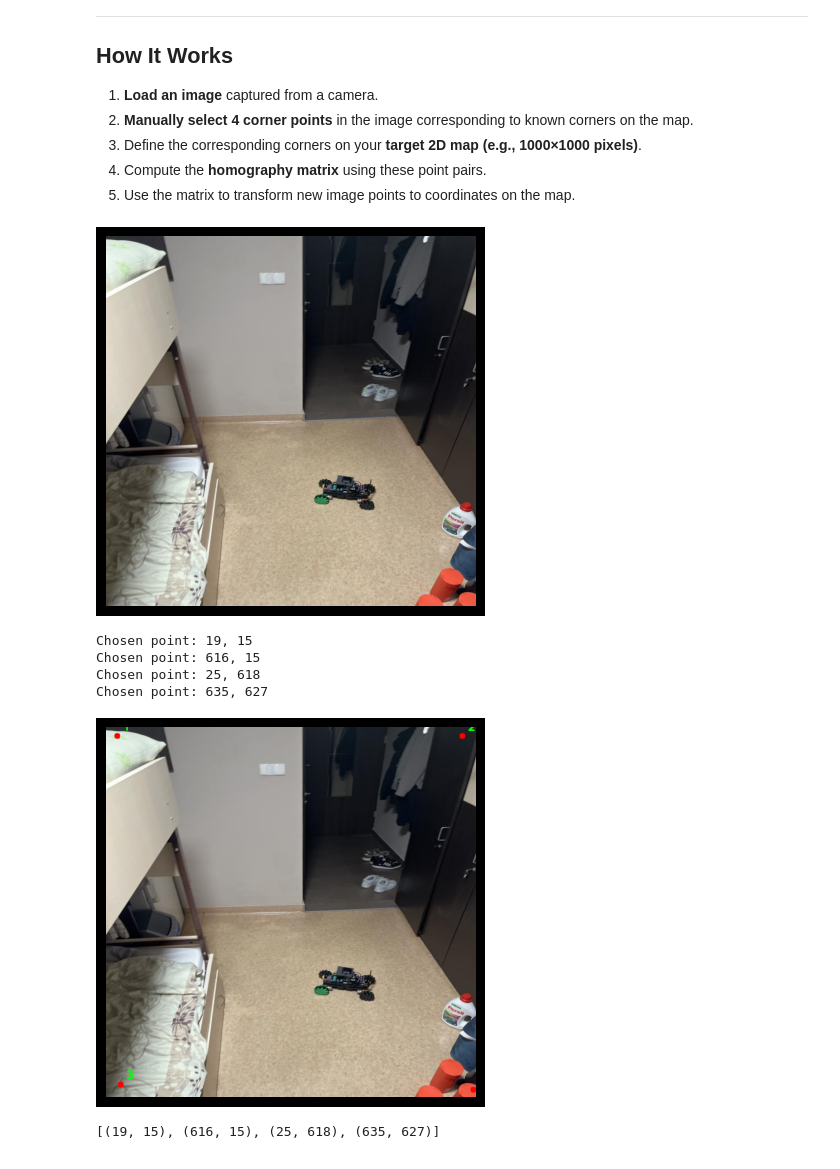
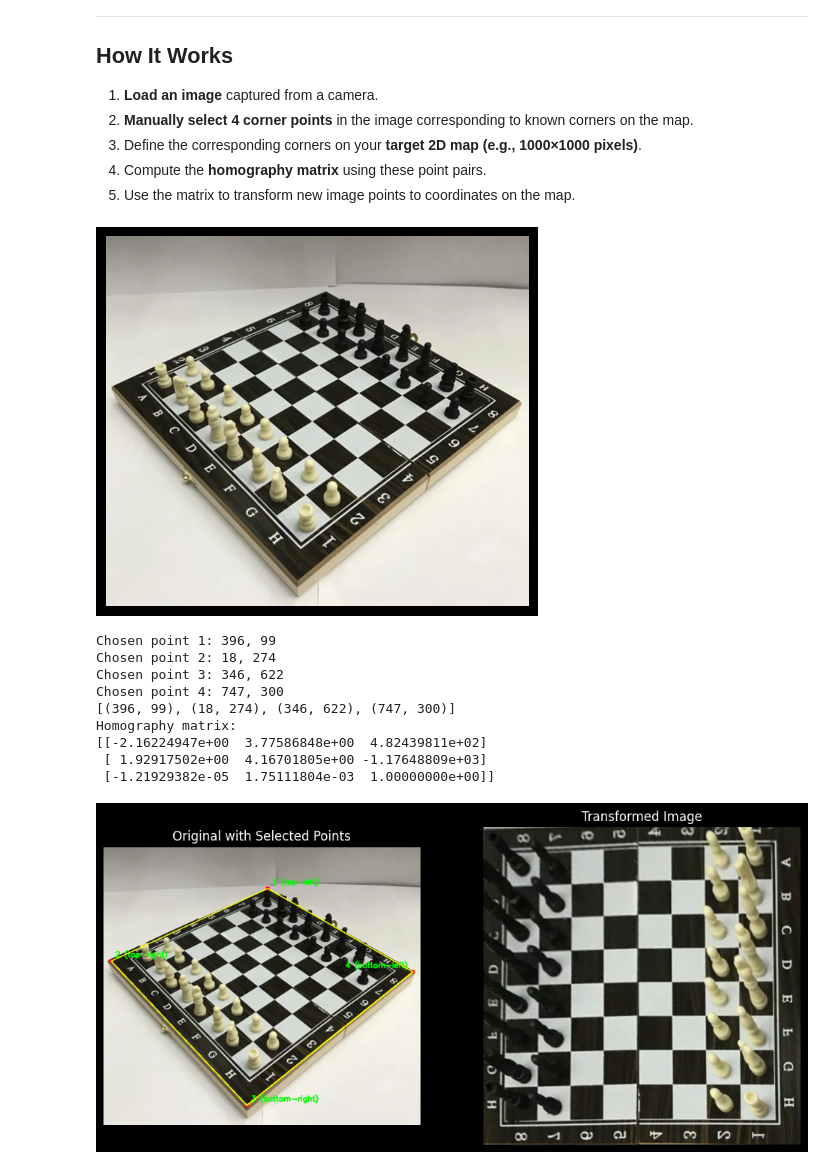
Before and after one commit to damians11/robot_wizyjne, a Jupyter notebook: camera_coordinates_to_2d_floor_plan/idea.ipynb, the cells around one changed output. Cells and saved outputs as stored; diff of their text form; code cells hidden in the pictures.

```diff
--- a/camera_coordinates_to_2d_floor_plan/idea.ipynb
+++ b/camera_coordinates_to_2d_floor_plan/idea.ipynb
@@ -57,12 +43,13 @@ def show_image(image_path):
     return image
 # %%
 IMG = "../dataset/valid/images/IMG_1254_JPG.rf.3e5d069b50a45684bfe88db34b2c5173.jpg"
+IMG = "chess.png"
 MAP_WIDTH = 1000
 MAP_HEIGHT = 1000
+labels = ["top-left", "top-right", "bottom-right", "bottom-left"]
 
 # Show example image and get its size
 image_rgb = show_image(IMG)
-image_width, image_height = get_image_size(IMG)
 # %% [output]
-[figure, old version]
+[figure, new version]
 # %%
@@ -127,17 +221,36 @@ def select_points(image):
 # %%
-points, img_annotated = select_points(image_rgb)
+points, img_with_selected_points  = select_points(image_rgb)
 
-# Show the image with selected points
-plt.imshow(cv2.cvtColor(img_annotated, cv2.COLOR_BGR2RGB))
-plt.axis('off')
+print(points)
+H = calculate_H(points, MAP_WIDTH, MAP_HEIGHT)
+print("Homography matrix:")
+print(H)
+
+transformed_image = apply_homography(image_rgb, H, MAP_WIDTH, MAP_HEIGHT)
+
+
+fig, axes = plt.subplots(1, 2, figsize=(12, 6))
+
+# Lewy obraz: img_with_selected_points
+axes[0].imshow(cv2.cvtColor(img_with_selected_points, cv2.COLOR_BGR2RGB))
+axes[0].set_title("Original with Selected Points")
+axes[0].axis('off')
+
+# Prawy obraz: transformed_image
+axes[1].imshow(cv2.cvtColor(transformed_image, cv2.COLOR_BGR2RGB))
+axes[1].set_title("Transformed Image")
+axes[1].axis('off')
+
+#plt.tight_layout()
 plt.show()
-# Calculate the size of the selected area in pixels
-
-points
 # %% [output]
-Chosen point: 19, 15
-Chosen point: 616, 15
-Chosen point: 25, 618
-Chosen point: 635, 627
+Chosen point 1: 396, 99
+Chosen point 2: 18, 274
+Chosen point 3: 346, 622
+Chosen point 4: 747, 300
+[(396, 99), (18, 274), (346, 622), (747, 300)]
+Homography matrix:
+[[-2.16224947e+00  3.77586848e+00  4.82439811e+02]
+ [ 1.92917502e+00  4.16701805e+00 -1.17648809e+03]
+ [-1.21929382e-05  1.75111804e-03  1.00000000e+00]]
-[figure, old version]
+[figure, new version]
-[(19, 15), (616, 15), (25, 618), (635, 627)]
```
Also changed, not shown: parts of 4 cells of this notebook, 13 other files.
